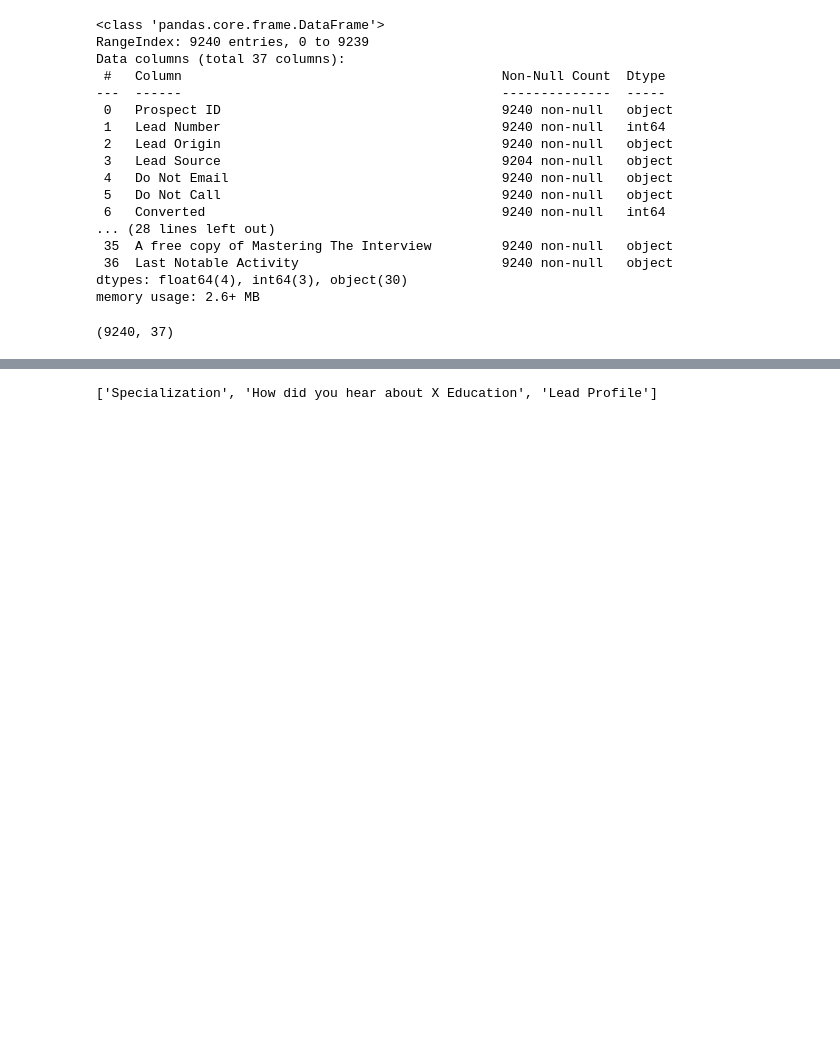
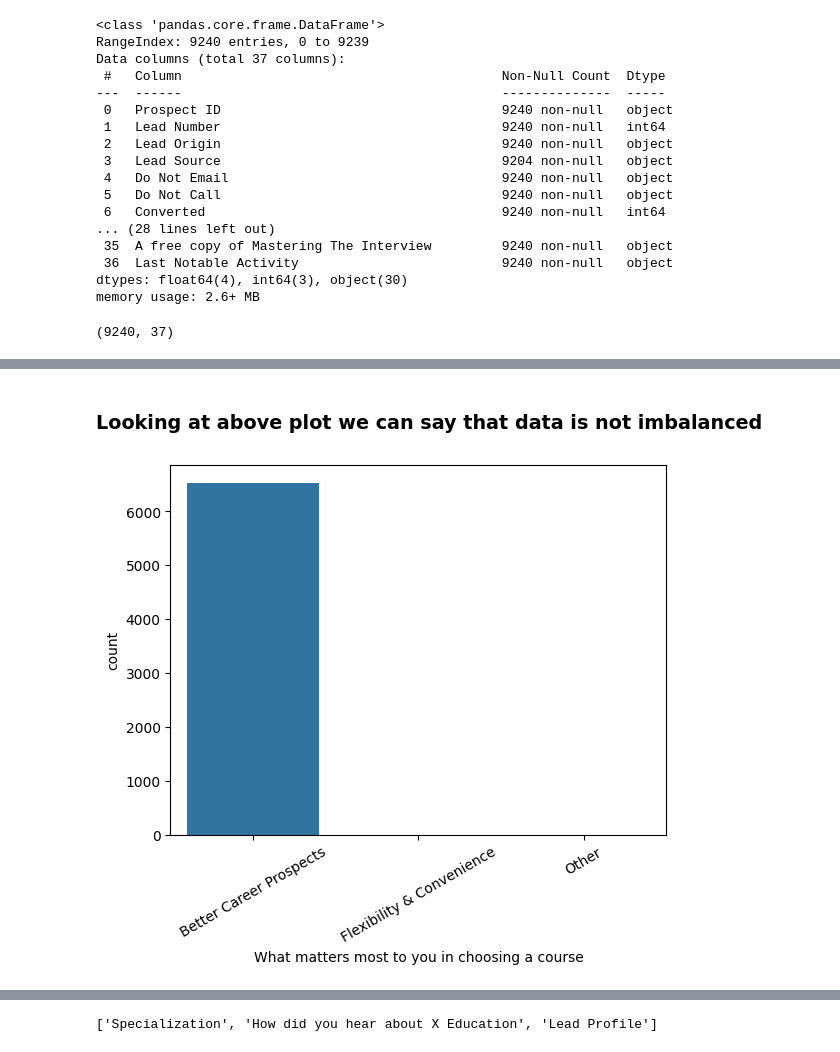
Before and after one commit to AnurajNigade/Machine_Learning-Module-, a Jupyter notebook: ML_Assignment/Lead_class.ipynb, the cells around one changed output, grey strips where cells are left out. Saved outputs shown, nothing was run; the diff lists cells and outputs as text; code cells hidden in the pictures; blank space fills up the shorter version.

```diff
--- a/ML_Assignment/Lead_class.ipynb
+++ b/ML_Assignment/Lead_class.ipynb
@@ -50,0 +63,8 @@ df.shape
+# %% [markdown]
+### Looking at above plot we can say that data is not imbalanced
+# %%
+sns.countplot(x='What matters most to you in choosing a course', data=df)
+plt.xticks(rotation=30)
+plt.show()
+# %% [output]
+[figure, added]
```
Also changed, not shown: parts of 71 cells of this notebook, 13 other files.
